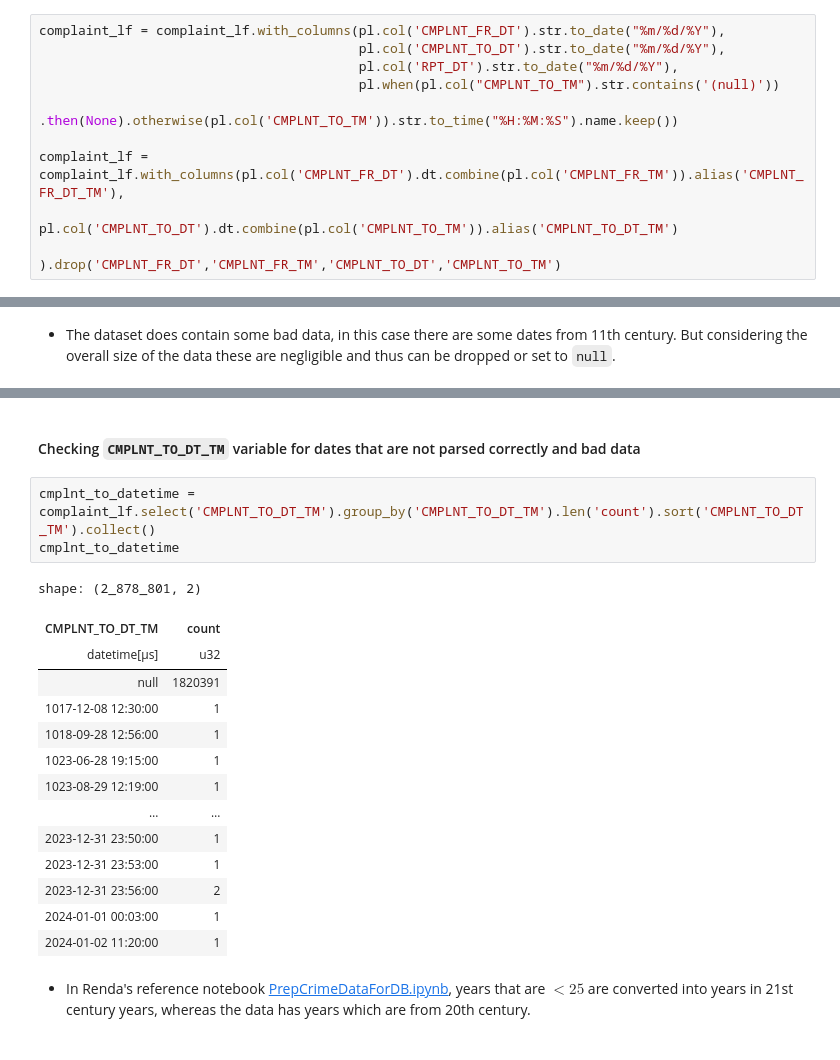
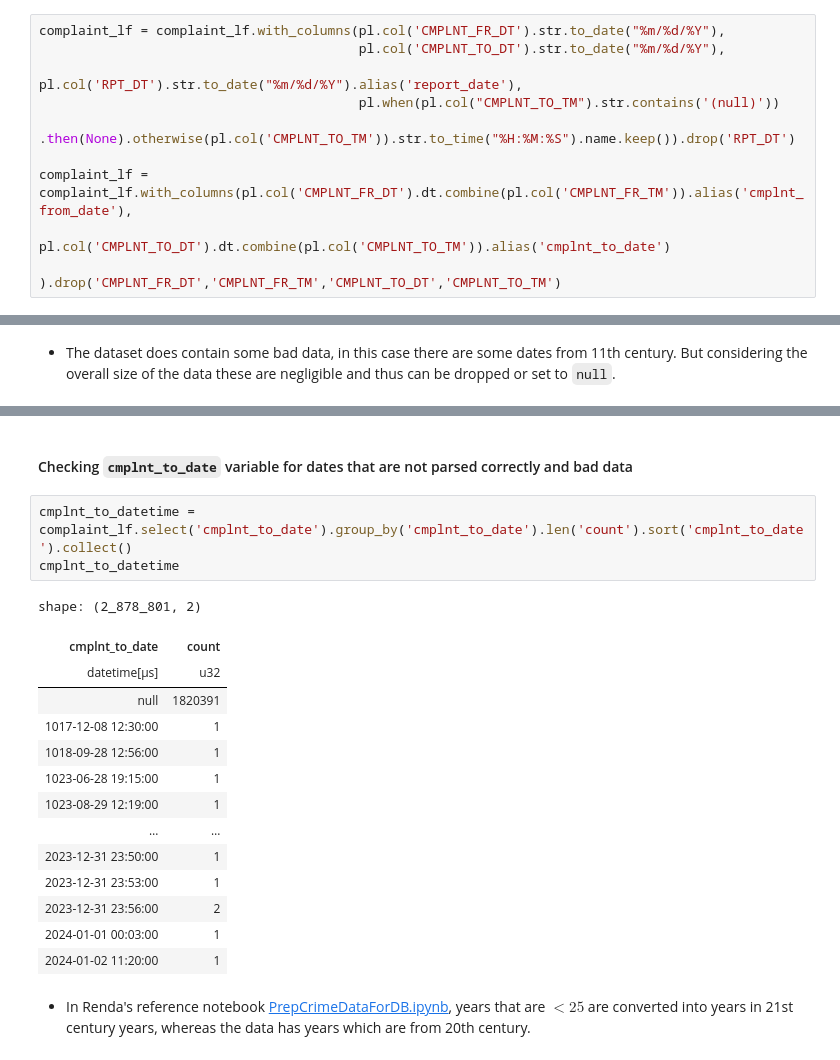
Before and after one commit to vinay-ram1999/NYC-SDoH, a Jupyter notebook: src/NYPD-Complaint-Data-to-DB.ipynb, the cells around one changed output, grey strips where cells are left out. Saved outputs shown, nothing was run; the diff lists cells and outputs as text.

```diff
--- a/src/NYPD-Complaint-Data-to-DB.ipynb
+++ b/src/NYPD-Complaint-Data-to-DB.ipynb
@@ -45,11 +45,11 @@ Schema([('CMPLNT_NUM', String),
 # %%
 complaint_lf = complaint_lf.with_columns(pl.col('CMPLNT_FR_DT').str.to_date("%m/%d/%Y"),
                                          pl.col('CMPLNT_TO_DT').str.to_date("%m/%d/%Y"),
-                                         pl.col('RPT_DT').str.to_date("%m/%d/%Y"),
+                                         pl.col('RPT_DT').str.to_date("%m/%d/%Y").alias('report_date'),
                                          pl.when(pl.col("CMPLNT_TO_TM").str.contains('(null)'))
-                                         .then(None).otherwise(pl.col('CMPLNT_TO_TM')).str.to_time("%H:%M:%S").name.keep())
+                                         .then(None).otherwise(pl.col('CMPLNT_TO_TM')).str.to_time("%H:%M:%S").name.keep()).drop('RPT_DT')
 
-complaint_lf = complaint_lf.with_columns(pl.col('CMPLNT_FR_DT').dt.combine(pl.col('CMPLNT_FR_TM')).alias('CMPLNT_FR_DT_TM'),
-                                         pl.col('CMPLNT_TO_DT').dt.combine(pl.col('CMPLNT_TO_TM')).alias('CMPLNT_TO_DT_TM')
+complaint_lf = complaint_lf.with_columns(pl.col('CMPLNT_FR_DT').dt.combine(pl.col('CMPLNT_FR_TM')).alias('cmplnt_from_date'),
+                                         pl.col('CMPLNT_TO_DT').dt.combine(pl.col('CMPLNT_TO_TM')).alias('cmplnt_to_date')
                                          ).drop('CMPLNT_FR_DT','CMPLNT_FR_TM','CMPLNT_TO_DT','CMPLNT_TO_TM')
 # %% [markdown]
@@ -111,13 +111,13 @@ shape: (173, 2)
 | 1029-10-29 20:40:00 | 1 |
 | 1029-10-31 17:50:00 | 1 |
 # %% [markdown]
-#### Checking `CMPLNT_TO_DT_TM` variable for dates that are not parsed correctly and bad data
+#### Checking `cmplnt_to_date` variable for dates that are not parsed correctly and bad data
 # %%
-cmplnt_to_datetime = complaint_lf.select('CMPLNT_TO_DT_TM').group_by('CMPLNT_TO_DT_TM').len('count').sort('CMPLNT_TO_DT_TM').collect()
+cmplnt_to_datetime = complaint_lf.select('cmplnt_to_date').group_by('cmplnt_to_date').len('count').sort('cmplnt_to_date').collect()
 cmplnt_to_datetime
 # %% [output]
 shape: (2_878_801, 2)
-| CMPLNT_TO_DT_TM | count |
+| cmplnt_to_date | count |
 | datetime[μs] | u32 |
 | null | 1820391 |
 | 1017-12-08 12:30:00 | 1 |
```
Also changed, not shown: parts of 22 cells of this notebook, 1 other file.
